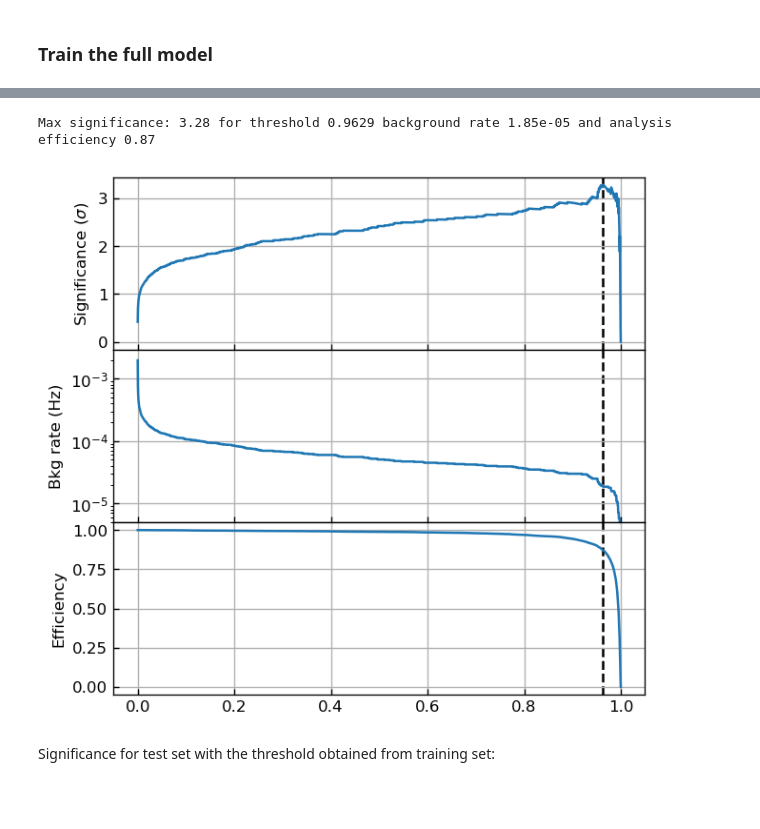
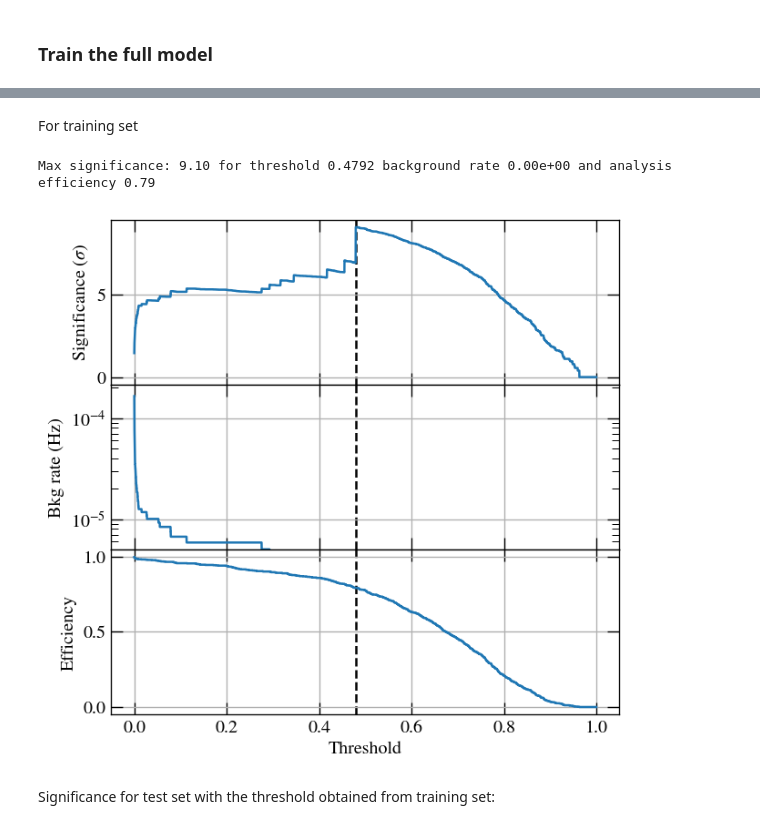
Before and after one commit to me-manu/fastespy, a Jupyter notebook: fastespy/notebooks/keras_workflow.ipynb, the cells around one changed output, grey strips where cells are left out. Cells and saved outputs as stored; diff of their text form; code cells hidden in the pictures; blank space fills up the shorter version.

Commit message:
update ML KERAS

```diff
--- a/fastespy/notebooks/keras_workflow.ipynb
+++ b/fastespy/notebooks/keras_workflow.ipynb
@@ -118,7 +126,7 @@ normalizer.adapt(X_train)
 
 # normalize training data
 X_train = normalizer(X_train)
-X_test = normalizer(X_test)
+X_val = normalizer(X_val)
 # %% [markdown]
 ### Define the model
 # %%
@@ -259,7 +213,7 @@ baseline_history = model.fit(
     y_train,
     batch_size=BATCH_SIZE,
     epochs=EPOCHS,
-    validation_data=(X_test, y_test),
+    validation_data=(X_val, y_val),
     verbose=0,
-    class_weight=class_weight
+    class_weight=None
 )
@@ -307,0 +267,19 @@ plt.legend()
+# %%
+# weighting following
+# https://www.tensorflow.org/tutorials/structured_data/imbalanced_data#class_weights
+# Scaling by total/2 helps keep the loss to a similar magnitude.
+# The sum of the weights of all examples stays the same.
+
+# original: increasing weight for class 1:
+# false negatives go down, false positives go up
+# significance goes down
+weight_for_0 = 1 / (y.size - y.sum()) * (y.size / 2.)
+weight_for_1 = 1 / y.sum() * (y.size / 2.)
+
+# inverting weights: fp down, fn up, significance up!
+power = 1.2
+weight_for_0 = 1. / (1 / (y.size - y.sum()) * (y.size / 2.))**power
+weight_for_1 = 1. / (1 / y.sum() * (y.size / 2.))**power
+
+print('Weight for class 0: {:.3f}'.format(weight_for_0))
+print('Weight for class 1: {:.3f}'.format(weight_for_1))
@@ -307,0 +289,16 @@ plt.legend()
+# %%
+use_class_weights = True
+
+if use_class_weights:
+    model.load_weights(initial_weights)
+    print({0: weight_for_0, 1: weight_for_1})
+
+    class_weight_history = model.fit(
+        X_train,
+        y_train,
+        batch_size=BATCH_SIZE,
+        epochs=EPOCHS,
+        validation_data=(X_val, y_val),
+        verbose=0,
+        class_weight={0: weight_for_0, 1: weight_for_1}
+    )
@@ -308,14 +394,17 @@ plt.legend()
+# %% [markdown]
+For training set
 # %%
 fig=plt.figure(dpi=120, figsize=(6,2*3))
 ax, threshold, significance, bkg_rate, eff = plot_sig_vs_thr(model,
                                                              X_train,
                                                              y_train,
                                                              t_obs_hours=t_tot_hrs,
-                                                             N_tot=y_train.size + y_test.size)
+                                                             N_tot=y_train.size + y_val.size + sd.y_test.size)
 plt.subplots_adjust(hspace=0.)
+plt.savefig("KERAS_thr_dep.png")
 # %% [output]
-Max significance: 3.28 for threshold 0.9629 background rate 1.85e-05 and analysis efficiency 0.87
+Max significance: 9.10 for threshold 0.4792 background rate 0.00e+00 and analysis efficiency 0.79
-[figure, old version]
+[figure, new version]
 # %% [markdown]
 Significance for test set with the threshold obtained from training set:
 # %%
```
Also changed, not shown: parts of 35 cells of this notebook, 1 other file.
